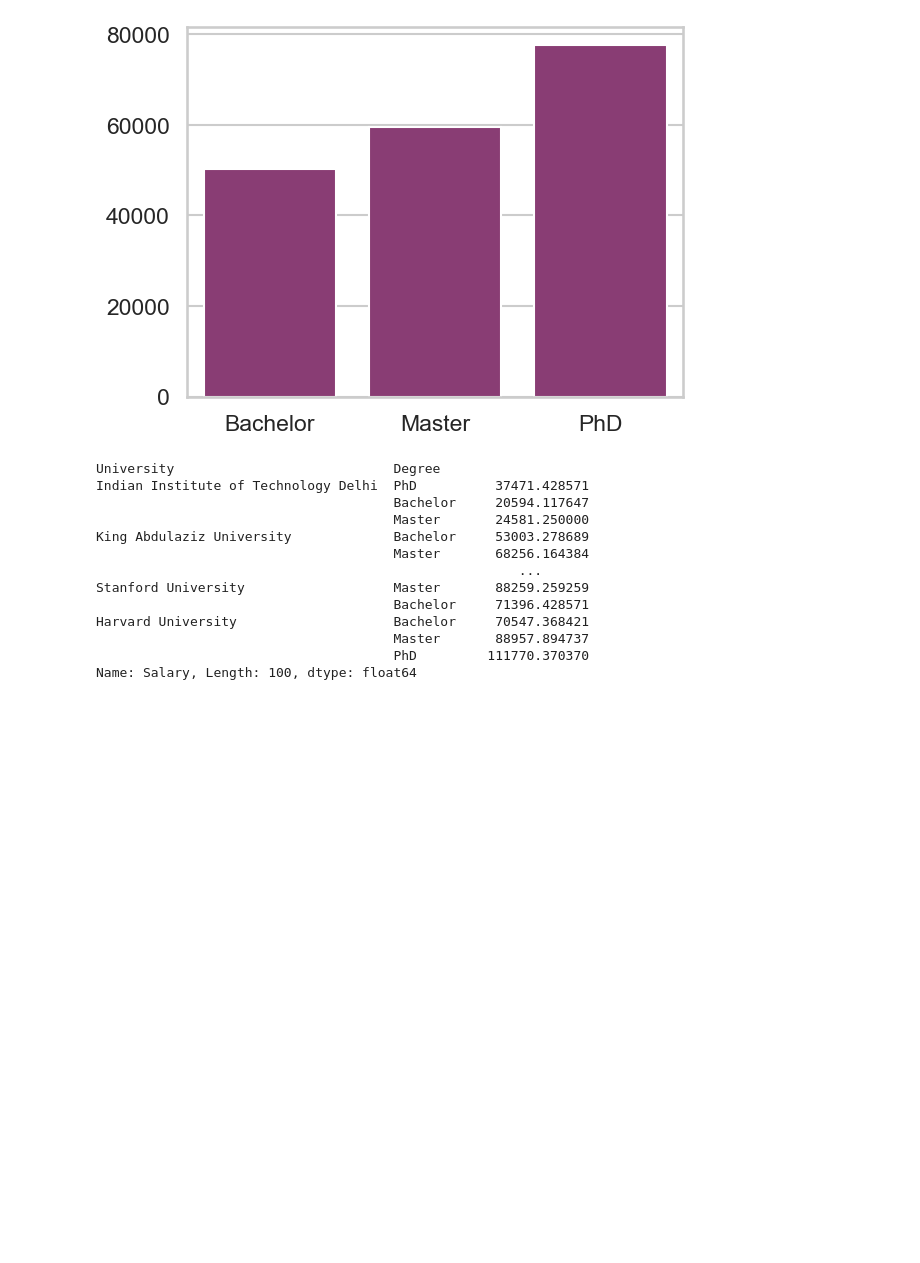
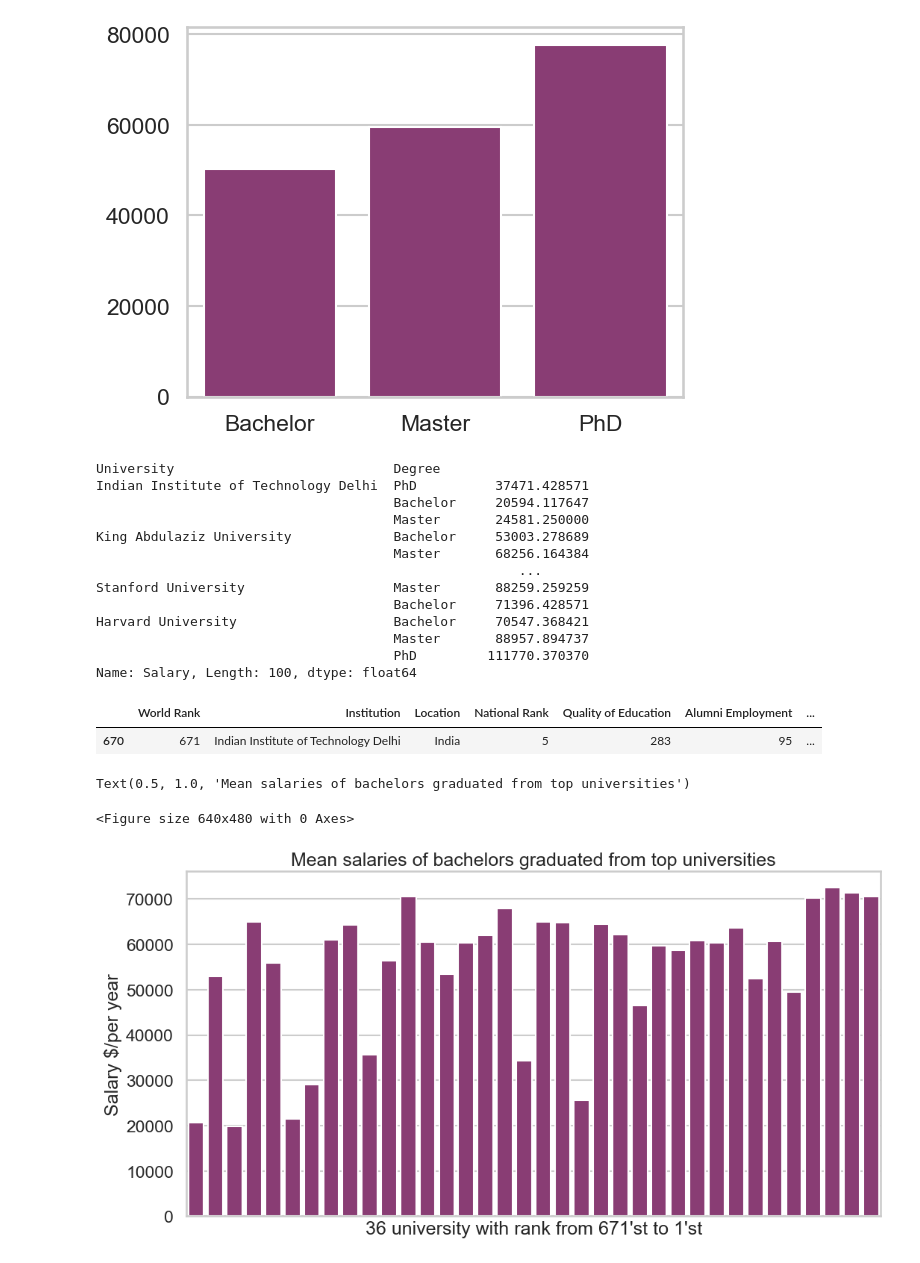
Before and after one commit to maxtheshock/PythonDS-Project, a Jupyter notebook: PythonNotebook.ipynb, the cells around one changed output. Saved outputs shown, nothing was run; the diff lists cells and outputs as text; code cells hidden in the pictures; blank space fills up the shorter version.

```diff
--- a/PythonNotebook.ipynb
+++ b/PythonNotebook.ipynb
@@ -405,6 +418,6 @@ Name: Salary (USD per year), dtype: float64
 # %%
-mean_salary_uni_deg = alumni_data.groupby(["University", "Degree"])["Salary (USD per year)"].mean()
-mean_salary_uni_field = alumni_data.groupby(["University", "Field"])["Salary (USD per year)"].mean()
+mean_salary_uni_deg = alumni_data.groupby(["University", "Degree"])["Mean salary (USD per year)"].mean()
+mean_salary_uni_field = alumni_data.groupby(["University", "Field"])["Mean salary (USD per year)"].mean()
 mean_salary_uni_deg
 # %% [output]
 University                      Degree
@@ -472,3 +485,23 @@ Harvard University                    Bachelor     70547.368421
                                       Master       88957.894737
                                       PhD         111770.370370
 Name: Salary, Length: 100, dtype: float64
+# %%
+university_rate[university_rate["Institution"] == "Indian Institute of Technology Delhi"]
+# %% [output]
+|  | World Rank | Institution | Location | National Rank | Quality of Education | Alumni Employment | ... |
+| 670 | 671 | Indian Institute of Technology Delhi | India | 5 | 283 | 95 | ... |
+# %%
+sns.set_theme(style="whitegrid", context="talk")
+custom_palette = ["#95317A", "#3da386", "#5b98ed"]
+sns.set_palette(custom_palette)
+sns.despine()
+plt.figure(figsize=(12, 6))
+sns.barplot(mean_salary_uni_deg[mean_salary_uni_deg.index.get_level_values('Degree') == 'Bachelor'].values)
+plt.xticks([])
+plt.xlabel("36 university with rank from 671'st to 1'st")
+plt.ylabel("Salary $/per year")
+plt.title("Mean salaries of bachelors graduated from top universities")
+# %% [output]
+Text(0.5, 1.0, 'Mean salaries of bachelors graduated from top universities')
+<Figure size 640x480 with 0 Axes>
+[figure, added]
```
Also changed, not shown: parts of 10 cells of this notebook.
